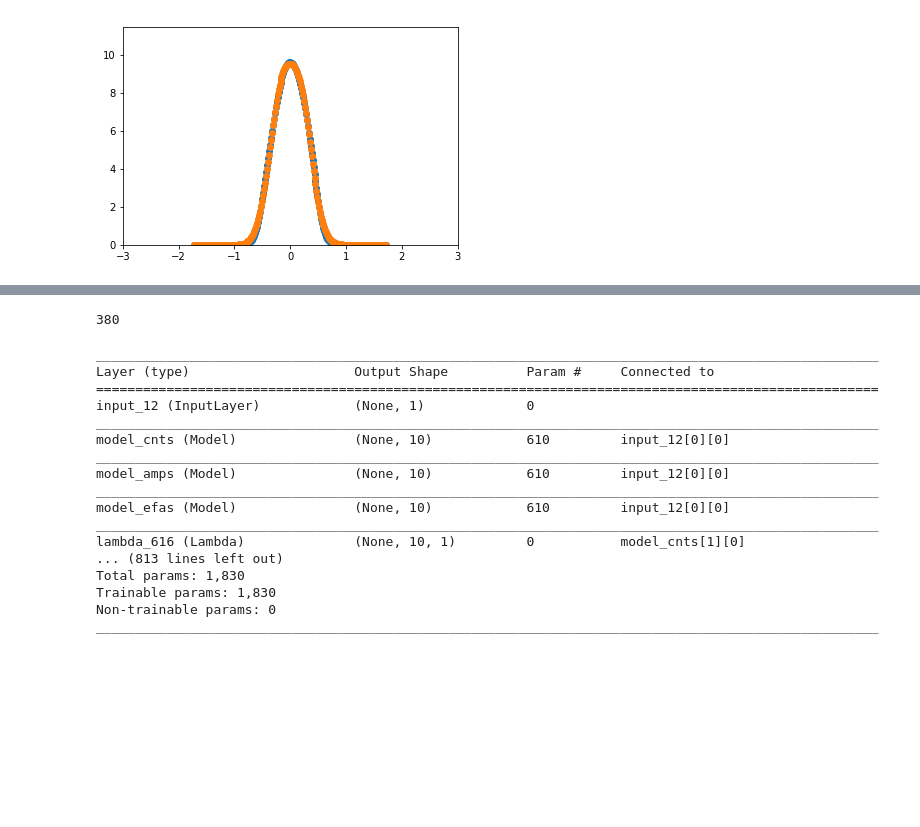
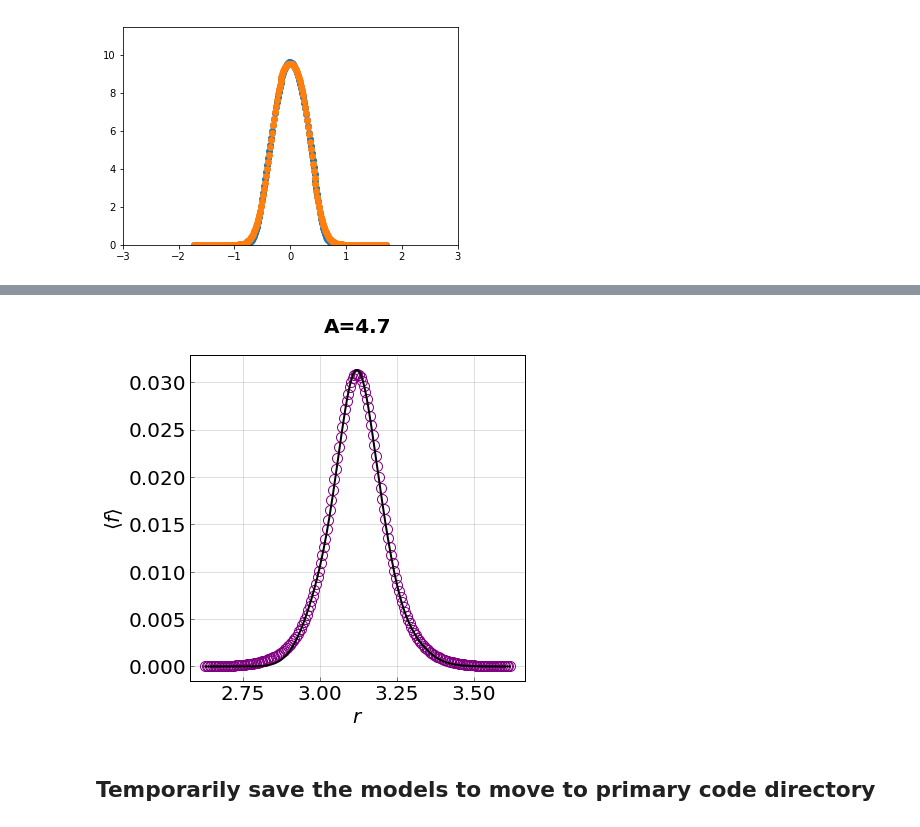
Before and after one commit to truskett-group-ut/patchy_polymer_with_nanocrystal, a Jupyter notebook: wertheim/bond_integral_generator.ipynb, the cells around one changed output, grey strips where cells are left out. Drawn from its saved outputs; the diff is of its cells as text; code cells hidden in the pictures; blank space fills up the shorter version.

```diff
--- a/wertheim/bond_integral_generator.ipynb
+++ b/wertheim/bond_integral_generator.ipynb
@@ -132,7 +135,7 @@ functional_helper.InitializeNewModel(x.shape[1], num_cnts=5,
 # %%
 model = functional_helper.BuildModel(rs_norm)
 # %%
-model.compile(loss='mean_squared_error', optimizer='adamax')
+model.compile(loss='mean_absolute_error', optimizer='adamax')
 # %%
 # Train neural network
 history = model.fit(x_train, # Features
@@ -756,24 +280,54 @@ array([ -4.00000000e+00,  -3.60000000e+00,  -3.20000000e+00,
-# %%
-20*19
-# %% [output]
-380
-# %%
-model.summary()
-# %% [output]
-____________________________________________________________________________________________________
-Layer (type)                     Output Shape          Param #     Connected to
-====================================================================================================
-input_12 (InputLayer)            (None, 1)             0
-____________________________________________________________________________________________________
-model_cnts (Model)               (None, 10)            610         input_12[0][0]
-____________________________________________________________________________________________________
-model_amps (Model)               (None, 10)            610         input_12[0][0]
-____________________________________________________________________________________________________
-model_efas (Model)               (None, 10)            610         input_12[0][0]
-____________________________________________________________________________________________________
-lambda_616 (Lambda)              (None, 10, 1)         0           model_cnts[1][0]
-... (813 lines left out)
-Total params: 1,830
-Trainable params: 1,830
-Non-trainable params: 0
-____________________________________________________________________________________________________
+# %%
+#SELECT TEST DATA
+#index = -9
+index = 6
+
+xe = x_test[index][0]
+ye = y_test[index]
+yp = model.predict(np.array([[xe]]))[0]
+
+A = x_scaler.inverse_transform([xe])[0]
+r = r_scaler.inverse_transform(rs_norm)
+
+fe = np.exp(ye)-1.0
+fp = np.exp(yp)-1.0
+
+plt.plot(r, fe, marker='o',
+         linewidth=0.0, markersize=10, color = 'purple',
+         alpha=2.0, markerfacecolor='None')
+
+plt.plot(r, fp, marker='o',
+         linewidth=2.0, markersize=0, color = 'black',
+         alpha=2.0, markerfacecolor='None')
+
+#backround grid details
+axes = plt.gca()
+axes.grid(b = True, which = 'both', axis = 'both', color = 'gray', linestyle = '-', alpha = 0.5, linewidth = 0.5)
+axes.set_axis_bgcolor('white')
+
+#font scpecifications
+title_font = {'family' : 'arial', 'color'  : 'black', 'weight' : 'heavy','size': 20}
+axis_label_font = {'family' : 'arial', 'color'  : 'black', 'weight' : 'normal','size': 20}
+
+#figure size and tick style
+plt.rcParams["figure.figsize"] = [6,6]
+plt.rc('axes',edgecolor='black',linewidth=1)
+plt.tick_params(which='both', axis='both', color='black', length=4, width=0.5)
+plt.rcParams['xtick.direction'] = 'in'
+plt.rcParams['ytick.direction'] = 'in'
+
+#plt.yscale('log')
+#plt.ylim(0.8,0.88)
+
+plt.xlabel(r'$r$', y=3, fontsize=20, fontdict = axis_label_font)
+plt.ylabel(r'$\langle f \rangle$', fontsize=20, fontdict = axis_label_font)
+
+#title and axis labels
+plt.tick_params(axis='both', labelsize=20)
+plt.title('A={}'.format(A), y=1.05, fontdict = title_font)
+
+plt.show()
+# %% [output]
+[figure, added]
+# %% [markdown]
+## Temporarily save the models to move to primary code directory
```
Also changed, not shown: parts of 51 cells of this notebook, 24 other files.
